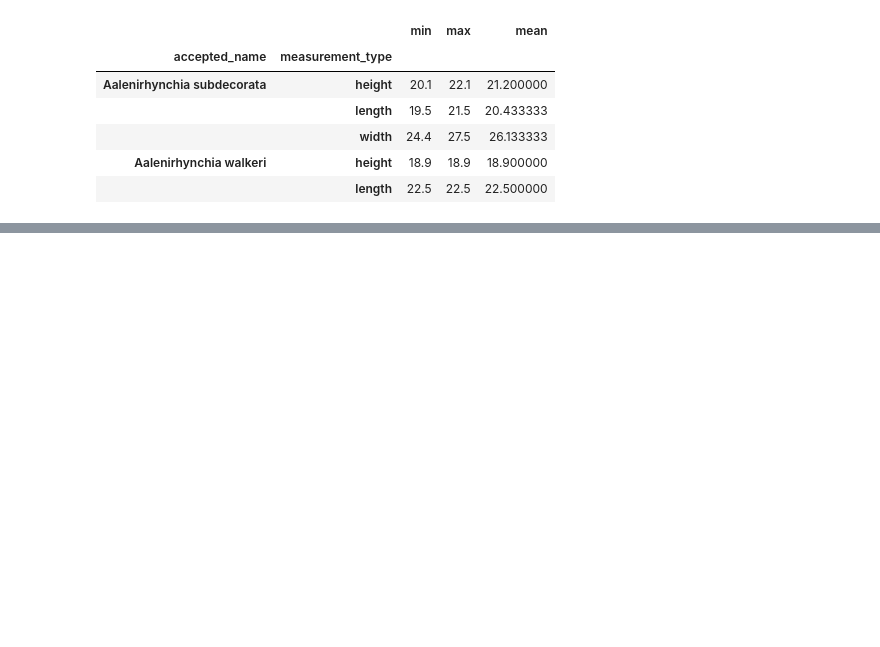
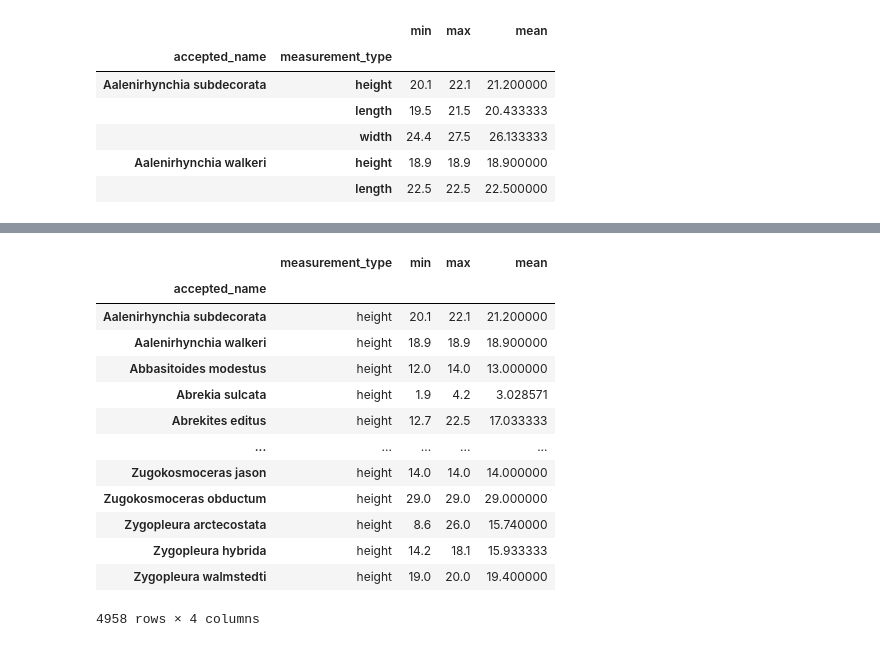
Before and after one commit to loustephjones/Solo-dino-project-DSPT7, a Jupyter notebook: new_start.ipynb, the cells around one changed output, grey strips where cells are left out. Cells and saved outputs as stored; diff of their text form; code cells hidden in the pictures; blank space fills up the shorter version.

```diff
--- a/new_start.ipynb
+++ b/new_start.ipynb
@@ -195,0 +234,17 @@ measured_data.reset_index(level="measurement_type")
+# %%
+measured_data[measured_data["measurement_type"] == "height"]
+# %% [output]
+|  | measurement_type | min | max | mean |
+| accepted_name |  |  |  |  |
+| Aalenirhynchia subdecorata | height | 20.1 | 22.1 | 21.200000 |
+| Aalenirhynchia walkeri | height | 18.9 | 18.9 | 18.900000 |
+| Abbasitoides modestus | height | 12.0 | 14.0 | 13.000000 |
+| Abrekia sulcata | height | 1.9 | 4.2 | 3.028571 |
+| Abrekites editus | height | 12.7 | 22.5 | 17.033333 |
+| ... | ... | ... | ... | ... |
+| Zugokosmoceras jason | height | 14.0 | 14.0 | 14.000000 |
+| Zugokosmoceras obductum | height | 29.0 | 29.0 | 29.000000 |
+| Zygopleura arctecostata | height | 8.6 | 26.0 | 15.740000 |
+| Zygopleura hybrida | height | 14.2 | 18.1 | 15.933333 |
+| Zygopleura walmstedti | height | 19.0 | 20.0 | 19.400000 |
+4958 rows × 4 columns
```
Also changed, not shown: parts of 6 cells of this notebook.
